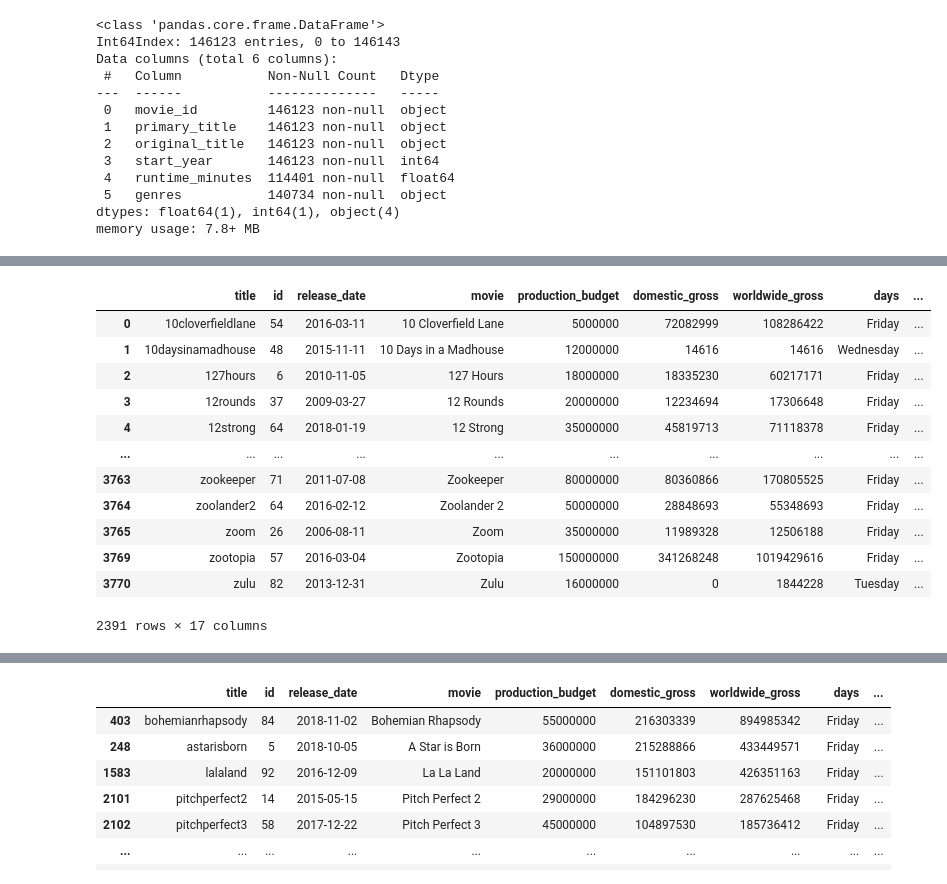
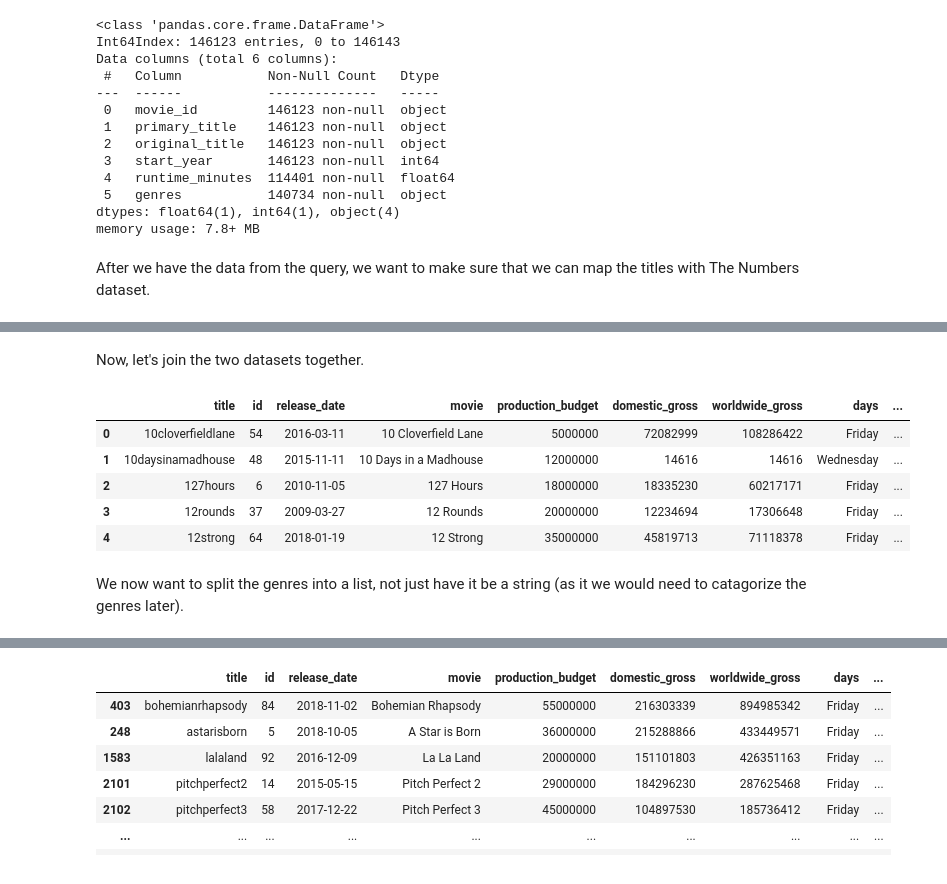
Before and after one commit to racday/ai-capstone, a Jupyter notebook: index.ipynb, the cells around one changed output, grey strips where cells are left out. Drawn from its saved outputs; the diff is of its cells as text; code cells hidden in the pictures.

```diff
--- a/index.ipynb
+++ b/index.ipynb
@@ -200,4 +279,6 @@ Data columns (total 6 columns):
  5   genres           140734 non-null  object
 dtypes: float64(1), int64(1), object(4)
 memory usage: 7.8+ MB
+# %% [markdown]
+After we have the data from the query, we want to make sure that we can map the titles with The Numbers dataset.
 # %%
@@ -220,26 +302,23 @@ imdb_movie_ratings.head()
 | theothersideofthewind | tt0069049 | The Other Side of the Wind | The Other Side of the Wind | 2018 | 122.0 | Drama |
 | sabsebadasukh | tt0069204 | Sabse Bada Sukh | Sabse Bada Sukh | 2018 | NaN | Comedy,Drama |
 | latelenovelaerrante | tt0100275 | The Wandering Soap Opera | La Telenovela Errante | 2017 | 80.0 | Comedy,Drama,Fantasy |
+# %% [markdown]
+Now, let's join the two datasets together.
 # %%
 #combine imdb and the numbers tables
 rating_and_budgets = tn_movie_budgets.join(imdb_movie_ratings, how = 'inner')
 rating_and_budgets.reset_index(inplace=True)
 rating_and_budgets = (
     rating_and_budgets.drop_duplicates(subset='title', keep="first"))
-rating_and_budgets
+rating_and_budgets.head()
 # %% [output]
 |  | title | id | release_date | movie | production_budget | domestic_gross | worldwide_gross | days | ... |
 | 0 | 10cloverfieldlane | 54 | 2016-03-11 | 10 Cloverfield Lane | 5000000 | 72082999 | 108286422 | Friday | ... |
 | 1 | 10daysinamadhouse | 48 | 2015-11-11 | 10 Days in a Madhouse | 12000000 | 14616 | 14616 | Wednesday | ... |
 | 2 | 127hours | 6 | 2010-11-05 | 127 Hours | 18000000 | 18335230 | 60217171 | Friday | ... |
 | 3 | 12rounds | 37 | 2009-03-27 | 12 Rounds | 20000000 | 12234694 | 17306648 | Friday | ... |
 | 4 | 12strong | 64 | 2018-01-19 | 12 Strong | 35000000 | 45819713 | 71118378 | Friday | ... |
-| ... | ... | ... | ... | ... | ... | ... | ... | ... | ... |
-| 3763 | zookeeper | 71 | 2011-07-08 | Zookeeper | 80000000 | 80360866 | 170805525 | Friday | ... |
-| 3764 | zoolander2 | 64 | 2016-02-12 | Zoolander 2 | 50000000 | 28848693 | 55348693 | Friday | ... |
-| 3765 | zoom | 26 | 2006-08-11 | Zoom | 35000000 | 11989328 | 12506188 | Friday | ... |
-| 3769 | zootopia | 57 | 2016-03-04 | Zootopia | 150000000 | 341268248 | 1019429616 | Friday | ... |
-| 3770 | zulu | 82 | 2013-12-31 | Zulu | 16000000 | 0 | 1844228 | Tuesday | ... |
-2391 rows × 17 columns
+# %% [markdown]
+We now want to split the genres into a list, not just have it be a string (as it we would need to catagorize the genres later).
 # %%
 rating_and_budgets['genres'] =  rating_and_budgets['genres'].str.split(',')
```
Also changed, not shown: parts of 58 cells of this notebook, 1 other file.
